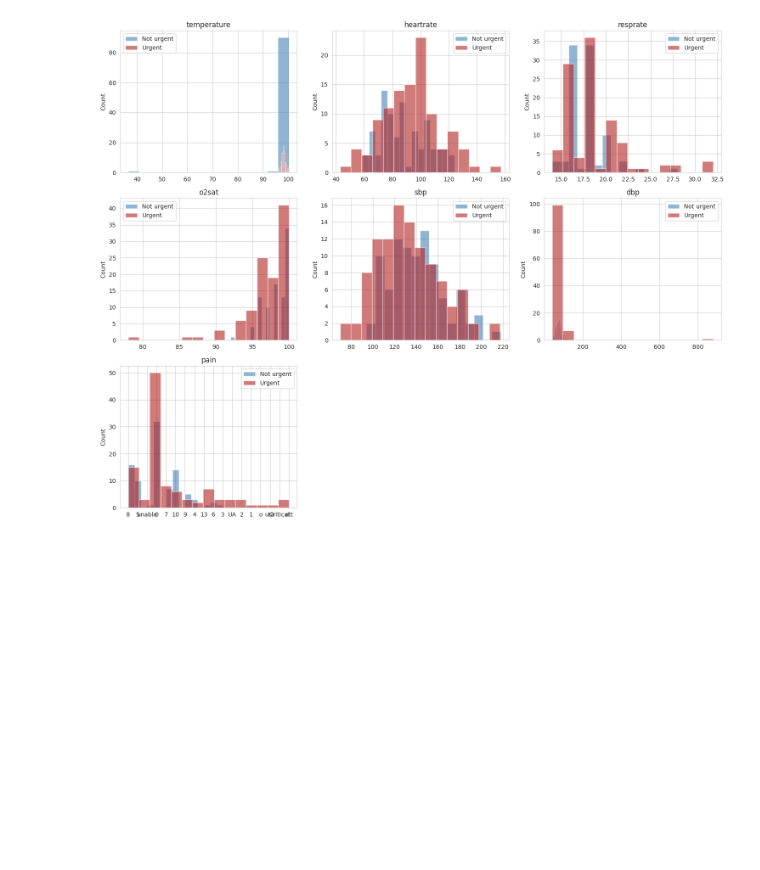
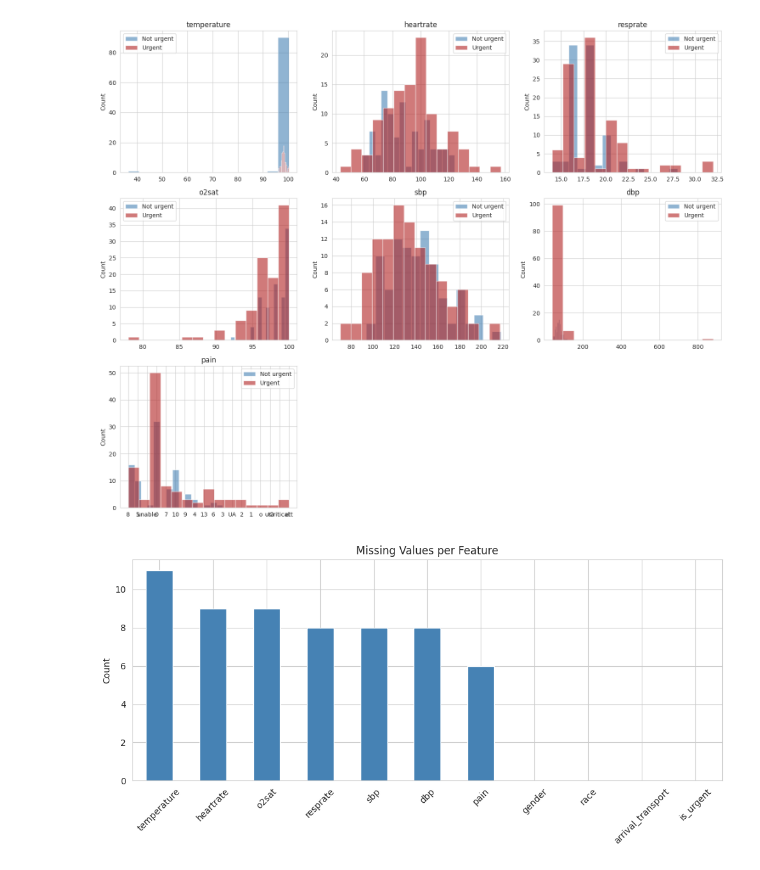
Before and after one commit to mugishaalex24682-cloud/bcs3101-capstone, a Jupyter notebook: notebooks/capstone_urgency_classifier.ipynb, the cells around one changed output. Drawn from its saved outputs; the diff is of its cells as text; code cells hidden in the pictures; blank space fills up the shorter version.

Commit message:
Add missing values plot

```diff
--- a/notebooks/capstone_urgency_classifier.ipynb
+++ b/notebooks/capstone_urgency_classifier.ipynb
@@ -204,3 +204,16 @@ plt.savefig('vitals_by_class.png', dpi=100, bbox_inches='tight')
 plt.show()
 # %% [output]
 [figure]
+# %%
+plt.figure(figsize=(10, 5))
+missing = df[vitals + ['gender', 'race', 'arrival_transport', 'is_urgent']].isna().sum()
+missing = missing.sort_values(ascending=False)
+missing.plot(kind='bar', color='steelblue')
+plt.title('Missing Values per Feature')
+plt.ylabel('Count')
+plt.xticks(rotation=45)
+plt.tight_layout()
+plt.savefig('missing_values.png', dpi=100, bbox_inches='tight')
+plt.show()
+# %% [output]
+[figure, added]
```
